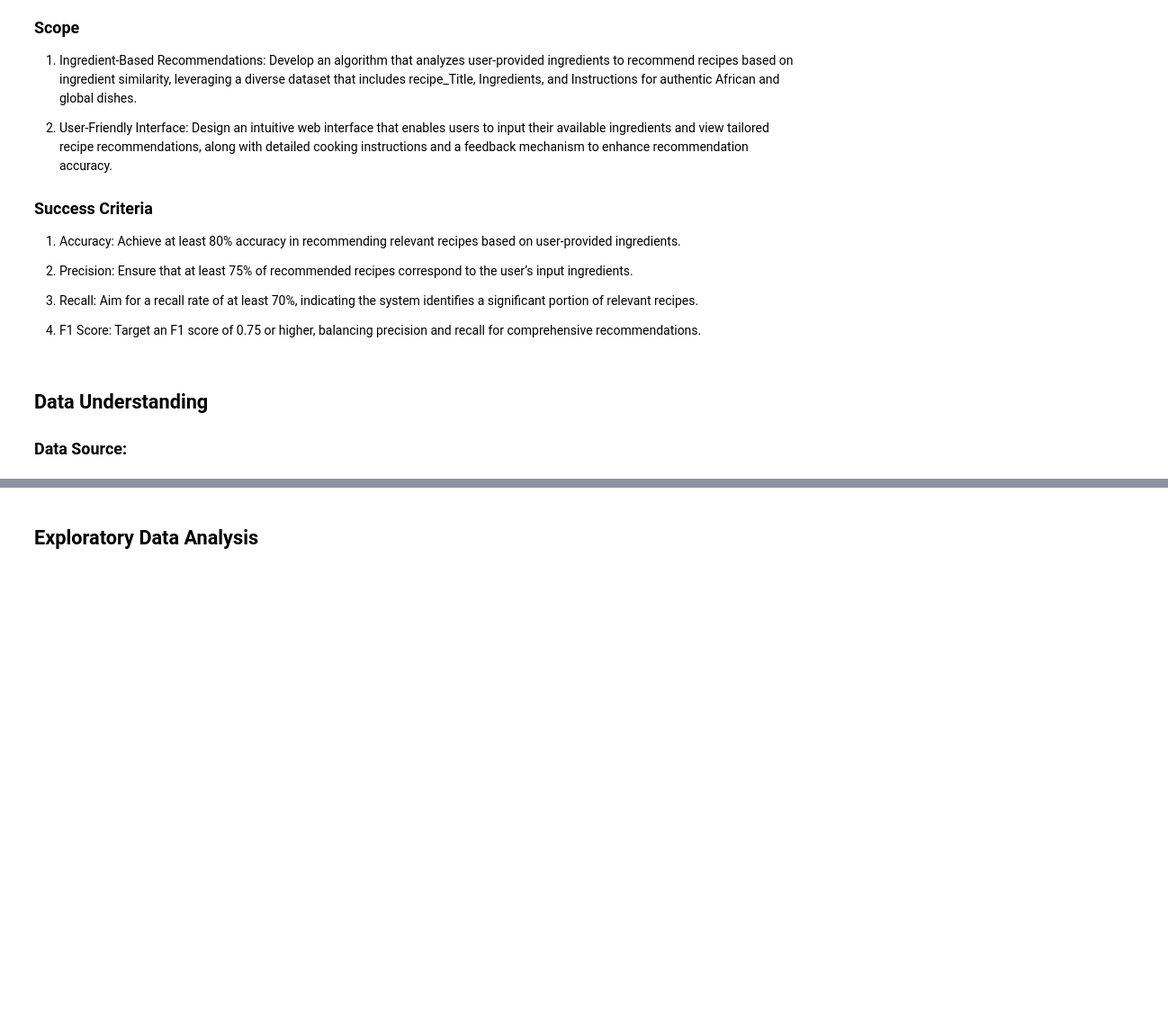
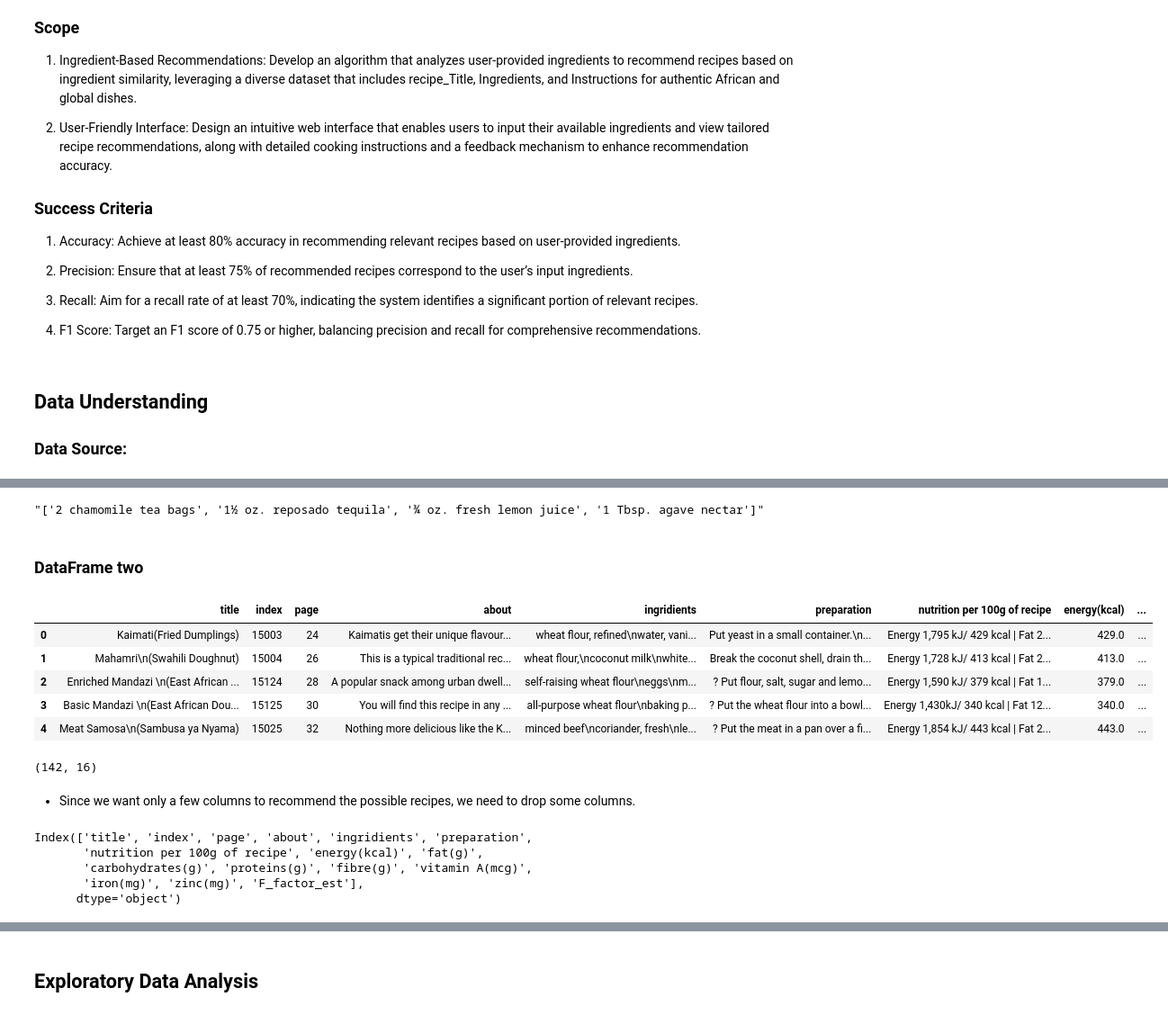
Before and after one commit to Matthewkarani/The-Boma-Pot, a Jupyter notebook: index.ipynb, the cells around one changed output, grey strips where cells are left out. Shown: that part at 90% size. Drawn from its saved outputs; the diff is of its cells as text; code cells hidden in the pictures; blank space fills up the shorter version.

```diff
--- a/index.ipynb
+++ b/index.ipynb
@@ -72,0 +142,31 @@ display(df.head())
+# %%
+df['Ingredients'][5]
+# %% [output]
+"['2 chamomile tea bags', '1½ oz. reposado tequila', '¾ oz. fresh lemon juice', '1 Tbsp. agave nectar']"
+# %% [markdown]
+### DataFrame two
+# %%
+#explore the recipeslmp.csv file
+df2 = pd.read_csv("RecipesImp.csv")
+display(df2.head())
+
+#display the shape
+print(df2.shape)
+# %% [output]
+|  | title | index | page | about | ingridients | preparation | nutrition per 100g of recipe | energy(kcal) | ... |
+| 0 | Kaimati(Fried Dumplings) | 15003 | 24 | Kaimatis get their unique flavour... | wheat flour, refined\nwater, vani... | Put yeast in a small container.\n... | Energy 1,795 kJ/ 429 kcal | Fat 2... | 429.0 | ... |
+| 1 | Mahamri\n(Swahili Doughnut) | 15004 | 26 | This is a typical traditional rec... | wheat flour,\ncoconut milk\nwhite... | Break the coconut shell, drain th... | Energy 1,728 kJ/ 413 kcal | Fat 2... | 413.0 | ... |
+| 2 | Enriched Mandazi \n(East African ... | 15124 | 28 | A popular snack among urban dwell... | self-raising wheat flour\neggs\nm... | ? Put flour, salt, sugar and lemo... | Energy 1,590 kJ/ 379 kcal | Fat 1... | 379.0 | ... |
+| 3 | Basic Mandazi \n(East African Dou... | 15125 | 30 | You will find this recipe in any ... | all-purpose wheat flour\nbaking p... | ? Put the wheat flour into a bowl... | Energy 1,430kJ/ 340 kcal | Fat 12... | 340.0 | ... |
+| 4 | Meat Samosa\n(Sambusa ya Nyama) | 15025 | 32 | Nothing more delicious like the K... | minced beef\ncoriander, fresh\nle... | ? Put the meat in a pan over a fi... | Energy 1,854 kJ/ 443 kcal | Fat 2... | 443.0 | ... |
+(142, 16)
+# %% [markdown]
+- Since we want only a few columns to recommend the possible recipes, we need to drop some columns.
+# %%
+df2.columns
+# %% [output]
+Index(['title', 'index', 'page', 'about', 'ingridients', 'preparation',
+       'nutrition per 100g of recipe', 'energy(kcal)', 'fat(g)',
+       'carbohydrates(g)', 'proteins(g)', 'fibre(g)', 'vitamin A(mcg)',
+       'iron(mg)', 'zinc(mg)', 'F_factor_est'],
+      dtype='object')
```
Also changed, not shown: parts of 29 cells of this notebook, 1 other file.
